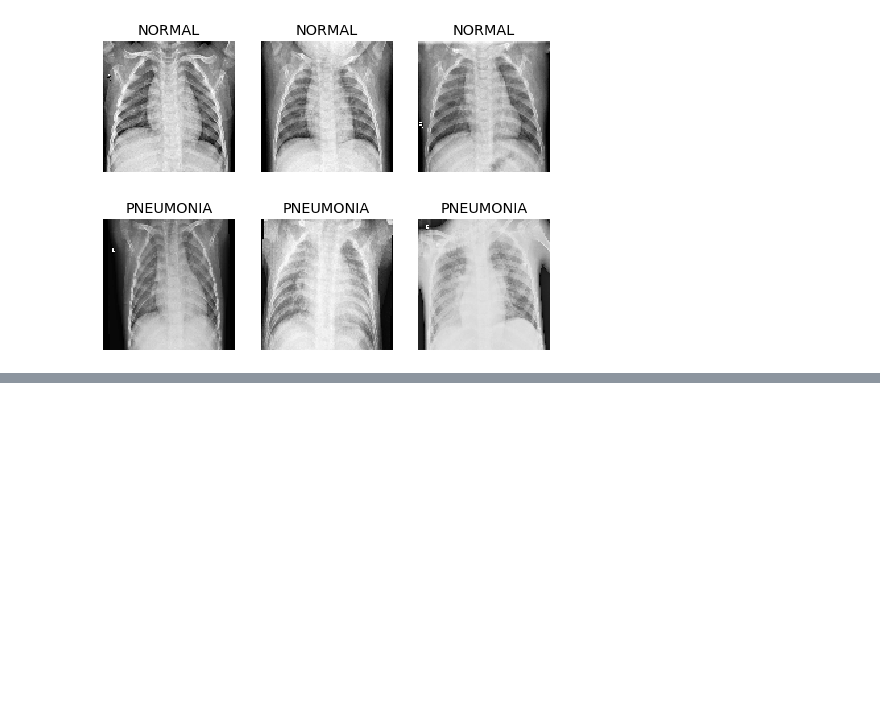
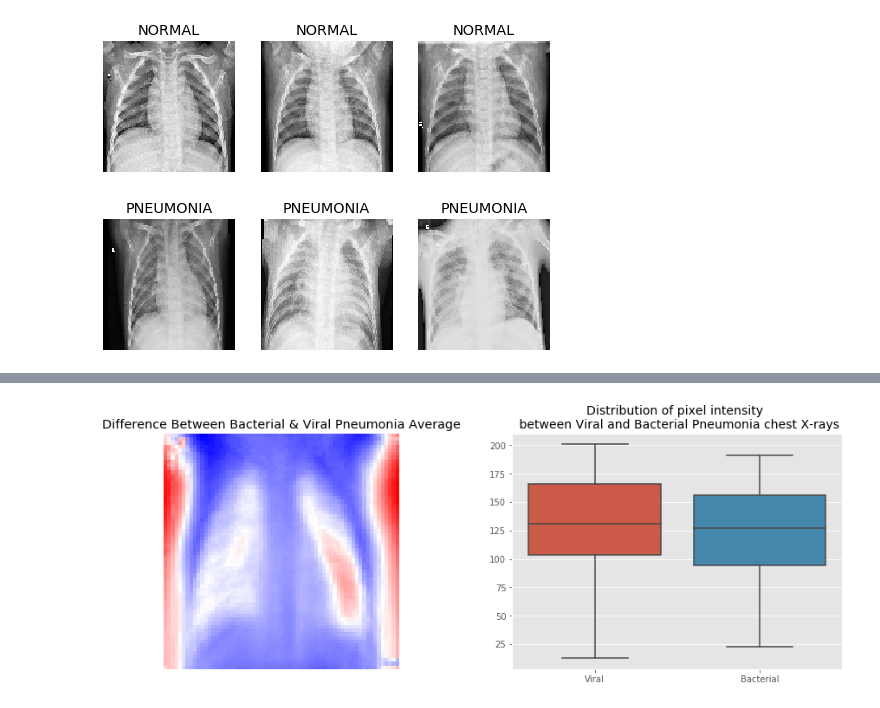
Before and after one commit to bagnine/Pnuemonia-image-classification, a Jupyter notebook: Index.ipynb, the cells around one changed output, grey strips where cells are left out. Saved outputs shown, nothing was run; the diff lists cells and outputs as text; code cells hidden in the pictures; blank space fills up the shorter version.

```diff
--- a/Index.ipynb
+++ b/Index.ipynb
@@ -145,0 +151,21 @@ pneu_mean = find_mean_img(pnemonia_images, 'PNEUMONIA')
+# %%
+fig, ax = plt.subplots(nrows=1,ncols=2, figsize=(15, 5))
+
+contrast_mean = bacterial_mean - viral_mean
+ax[0].imshow(contrast_mean, cmap='bwr')
+ax[0].set_title(f'Difference Between Bacterial & Viral Pneumonia Average')
+ax[0].axis('off')
+
+# visualize pixel instensity distributions
+viral_arr = viral_mean.ravel()
+bac_arr = bacterial_mean.ravel()
+
+
+# Create a dataframe
+bac_vir = pd.DataFrame([(viral_arr),(bac_arr)]).T
+bac_vir.columns = ['Viral', 'Bacterial']
+
+sns.boxplot(data=bac_vir, ax=ax[1]);
+ax[1].set_title("Distribution of pixel intensity \n between Viral and Bacterial Pneumonia chest X-rays", size=14);
+# %% [output]
+[figure, added]
```
Also changed, not shown: parts of 25 cells of this notebook, 5 other files.
